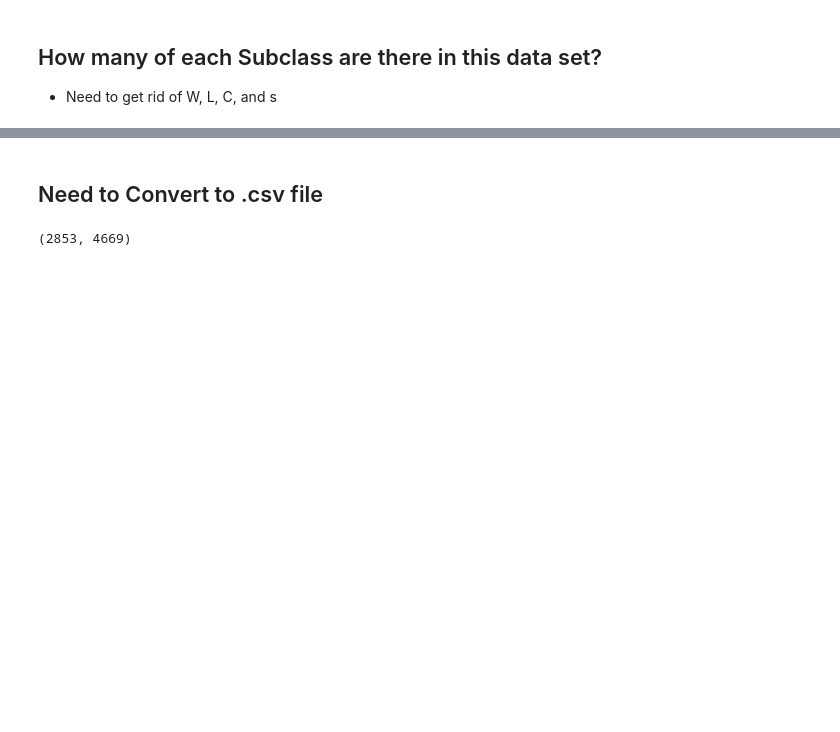
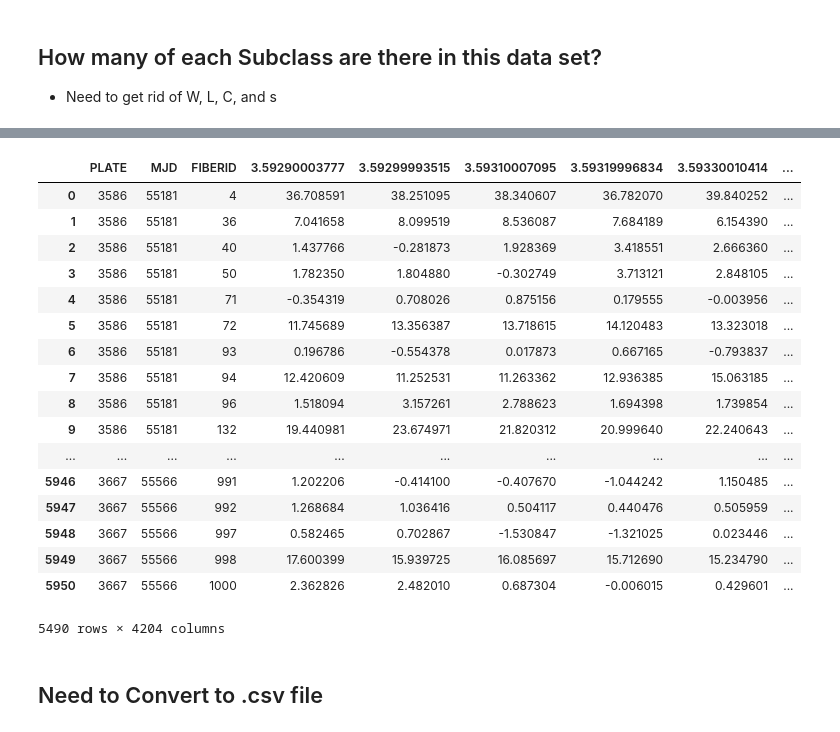
Before and after one commit to greenblattsharon/Spectral_Stellar_Classification, a Jupyter notebook: Process Data.ipynb, the cells around one changed output, grey strips where cells are left out. Saved outputs shown, nothing was run; the diff lists cells and outputs as text; code cells hidden in the pictures; blank space fills up the shorter version.

```diff
--- a/Process Data.ipynb
+++ b/Process Data.ipynb
@@ -128,0 +135,5 @@ data_test.shape
+# %%
+cols = data_test.columns.tolist()
+cols[-5: -2]
+cols = cols[-3:-2] + cols[-4:-3] + cols[-5:-4] + cols[:-5] + cols[-2:]
+cols
@@ -129,3 +158,25 @@ data_test.shape
+# %%
+data_test = data_test[cols]
+data_test
+# %% [output]
+|  | PLATE | MJD | FIBERID | 3.59290003777 | 3.59299993515 | 3.59310007095 | 3.59319996834 | 3.59330010414 | ... |
+| 0 | 3586 | 55181 | 4 | 36.708591 | 38.251095 | 38.340607 | 36.782070 | 39.840252 | ... |
+| 1 | 3586 | 55181 | 36 | 7.041658 | 8.099519 | 8.536087 | 7.684189 | 6.154390 | ... |
+| 2 | 3586 | 55181 | 40 | 1.437766 | -0.281873 | 1.928369 | 3.418551 | 2.666360 | ... |
+| 3 | 3586 | 55181 | 50 | 1.782350 | 1.804880 | -0.302749 | 3.713121 | 2.848105 | ... |
+| 4 | 3586 | 55181 | 71 | -0.354319 | 0.708026 | 0.875156 | 0.179555 | -0.003956 | ... |
+| 5 | 3586 | 55181 | 72 | 11.745689 | 13.356387 | 13.718615 | 14.120483 | 13.323018 | ... |
+| 6 | 3586 | 55181 | 93 | 0.196786 | -0.554378 | 0.017873 | 0.667165 | -0.793837 | ... |
+| 7 | 3586 | 55181 | 94 | 12.420609 | 11.252531 | 11.263362 | 12.936385 | 15.063185 | ... |
+| 8 | 3586 | 55181 | 96 | 1.518094 | 3.157261 | 2.788623 | 1.694398 | 1.739854 | ... |
+| 9 | 3586 | 55181 | 132 | 19.440981 | 23.674971 | 21.820312 | 20.999640 | 22.240643 | ... |
+| ... | ... | ... | ... | ... | ... | ... | ... | ... | ... |
+| 5946 | 3667 | 55566 | 991 | 1.202206 | -0.414100 | -0.407670 | -1.044242 | 1.150485 | ... |
+| 5947 | 3667 | 55566 | 992 | 1.268684 | 1.036416 | 0.504117 | 0.440476 | 0.505959 | ... |
+| 5948 | 3667 | 55566 | 997 | 0.582465 | 0.702867 | -1.530847 | -1.321025 | 0.023446 | ... |
+| 5949 | 3667 | 55566 | 998 | 17.600399 | 15.939725 | 16.085697 | 15.712690 | 15.234790 | ... |
+| 5950 | 3667 | 55566 | 1000 | 2.362826 | 2.482010 | 0.687304 | -0.006015 | 0.429601 | ... |
+5490 rows × 4204 columns
 # %% [markdown]
 ## Need to Convert to .csv file
 # %%
@@ -133,5 +184 @@ data.to_csv("data.csv", sep = ",")
-# %%
-data.shape
-# %% [output]
-(2853, 4669)
 # %%
```
Also changed, not shown: parts of 12 cells of this notebook.
